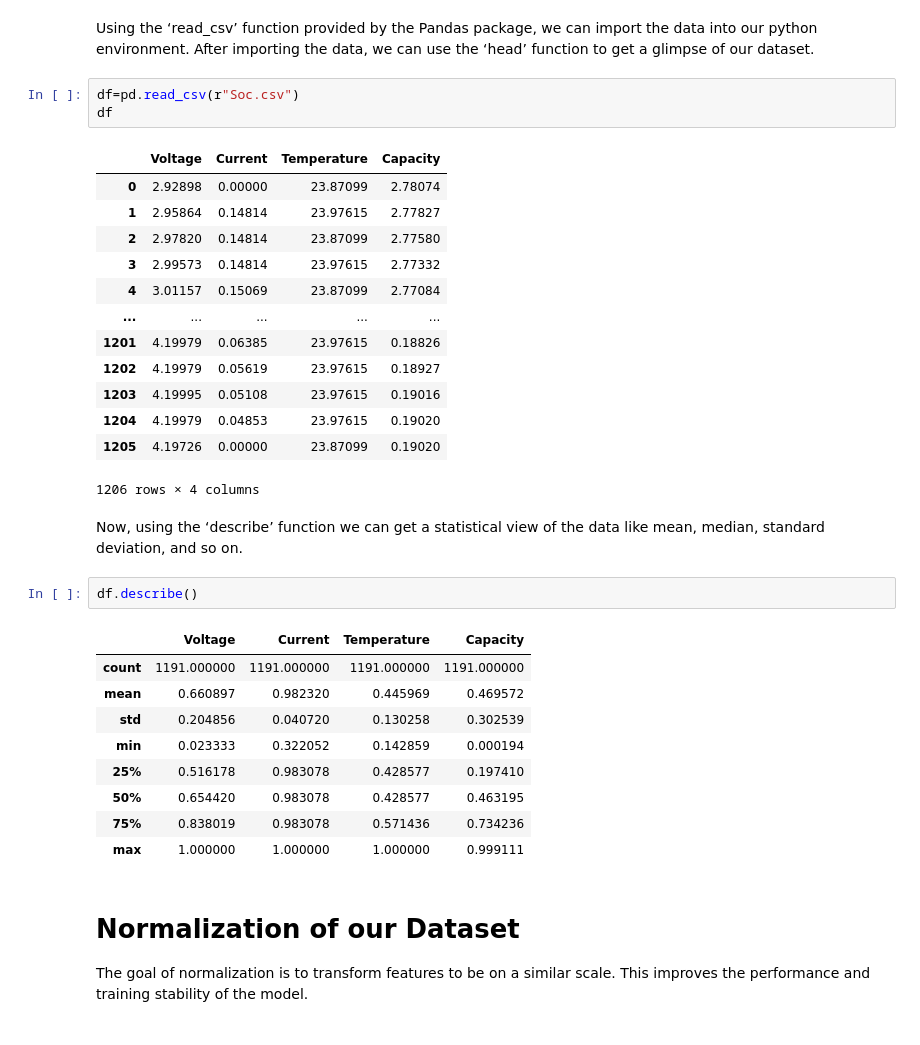
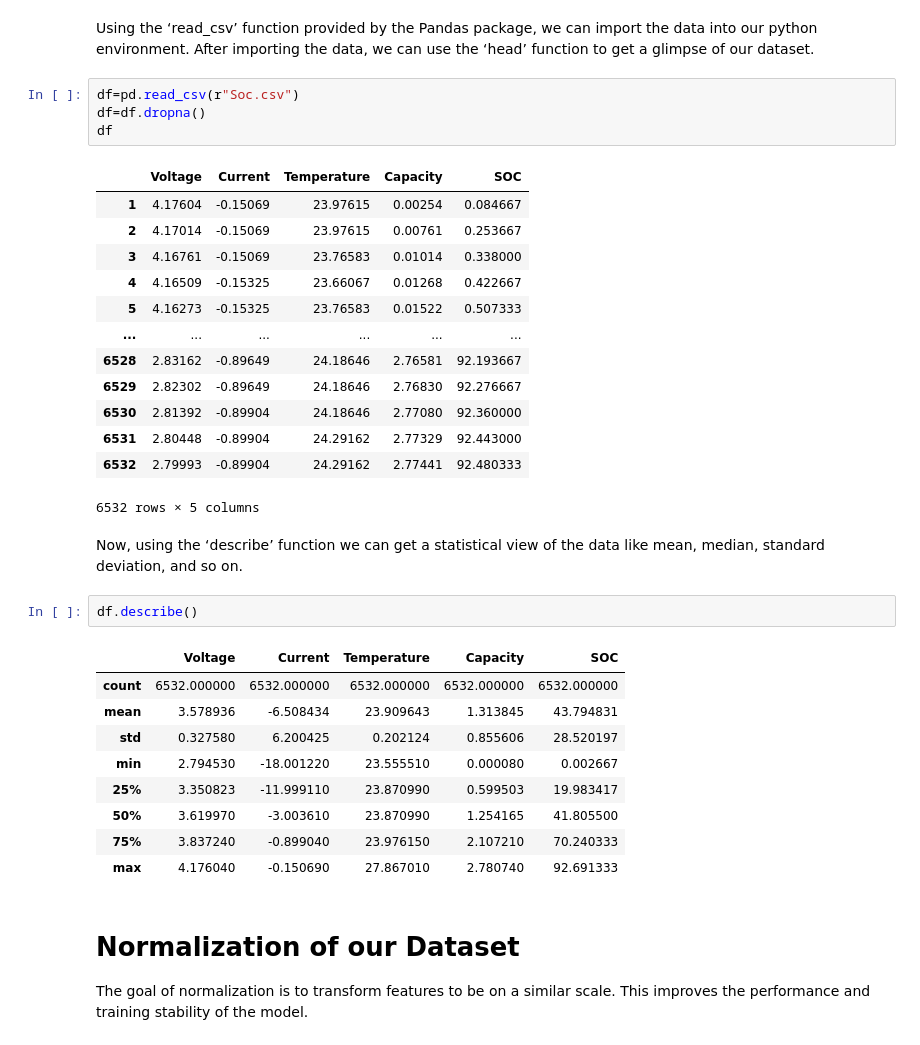
Before and after one commit to punjabinuclei/RealTimeBatteryMonitoringSystem, a Jupyter notebook: using_linear_regression_algorithms.ipynb, the cells around one changed output. Drawn from its saved outputs; the diff is of its cells as text.

```diff
--- a/using_linear_regression_algorithms.ipynb
+++ b/using_linear_regression_algorithms.ipynb
@@ -39,35 +39,36 @@ from sklearn import preprocessing # preprocessData
 Using the ‘read_csv’ function provided by the Pandas package, we can import the data into our python environment. After importing the data, we can use the ‘head’ function to get a glimpse of our dataset.
 # %%
 df=pd.read_csv(r"Soc.csv")
+df=df.dropna()
 df
 # %% [output]
-|  | Voltage | Current | Temperature | Capacity |
-| 0 | 2.92898 | 0.00000 | 23.87099 | 2.78074 |
-| 1 | 2.95864 | 0.14814 | 23.97615 | 2.77827 |
-| 2 | 2.97820 | 0.14814 | 23.87099 | 2.77580 |
-| 3 | 2.99573 | 0.14814 | 23.97615 | 2.77332 |
-| 4 | 3.01157 | 0.15069 | 23.87099 | 2.77084 |
-| ... | ... | ... | ... | ... |
-| 1201 | 4.19979 | 0.06385 | 23.97615 | 0.18826 |
-| 1202 | 4.19979 | 0.05619 | 23.97615 | 0.18927 |
-| 1203 | 4.19995 | 0.05108 | 23.97615 | 0.19016 |
-| 1204 | 4.19979 | 0.04853 | 23.97615 | 0.19020 |
-| 1205 | 4.19726 | 0.00000 | 23.87099 | 0.19020 |
+|  | Voltage | Current | Temperature | Capacity | SOC |
+| 1 | 4.17604 | -0.15069 | 23.97615 | 0.00254 | 0.084667 |
+| 2 | 4.17014 | -0.15069 | 23.97615 | 0.00761 | 0.253667 |
+| 3 | 4.16761 | -0.15069 | 23.76583 | 0.01014 | 0.338000 |
+| 4 | 4.16509 | -0.15325 | 23.66067 | 0.01268 | 0.422667 |
+| 5 | 4.16273 | -0.15325 | 23.76583 | 0.01522 | 0.507333 |
+| ... | ... | ... | ... | ... | ... |
+| 6528 | 2.83162 | -0.89649 | 24.18646 | 2.76581 | 92.193667 |
+| 6529 | 2.82302 | -0.89649 | 24.18646 | 2.76830 | 92.276667 |
+| 6530 | 2.81392 | -0.89904 | 24.18646 | 2.77080 | 92.360000 |
+| 6531 | 2.80448 | -0.89904 | 24.29162 | 2.77329 | 92.443000 |
+| 6532 | 2.79993 | -0.89904 | 24.29162 | 2.77441 | 92.480333 |
-1206 rows × 4 columns
+6532 rows × 5 columns
 # %% [markdown]
 Now, using the ‘describe’ function we can get a statistical view of the data like mean, median, standard deviation, and so on.
 # %%
 df.describe()
 # %% [output]
-|  | Voltage | Current | Temperature | Capacity |
-| count | 1191.000000 | 1191.000000 | 1191.000000 | 1191.000000 |
-| mean | 0.660897 | 0.982320 | 0.445969 | 0.469572 |
-| std | 0.204856 | 0.040720 | 0.130258 | 0.302539 |
-| min | 0.023333 | 0.322052 | 0.142859 | 0.000194 |
-| 25% | 0.516178 | 0.983078 | 0.428577 | 0.197410 |
-| 50% | 0.654420 | 0.983078 | 0.428577 | 0.463195 |
-| 75% | 0.838019 | 0.983078 | 0.571436 | 0.734236 |
-| max | 1.000000 | 1.000000 | 1.000000 | 0.999111 |
+|  | Voltage | Current | Temperature | Capacity | SOC |
+| count | 6532.000000 | 6532.000000 | 6532.000000 | 6532.000000 | 6532.000000 |
+| mean | 3.578936 | -6.508434 | 23.909643 | 1.313845 | 43.794831 |
+| std | 0.327580 | 6.200425 | 0.202124 | 0.855606 | 28.520197 |
+| min | 2.794530 | -18.001220 | 23.555510 | 0.000080 | 0.002667 |
+| 25% | 3.350823 | -11.999110 | 23.870990 | 0.599503 | 19.983417 |
+| 50% | 3.619970 | -3.003610 | 23.870990 | 1.254165 | 41.805500 |
+| 75% | 3.837240 | -0.899040 | 23.976150 | 2.107210 | 70.240333 |
+| max | 4.176040 | -0.150690 | 27.867010 | 2.780740 | 92.691333 |
 # %% [markdown]
 # Normalization of our Dataset
 The goal of normalization is to transform features to be on a similar scale. This improves the performance and training stability of the model.
```
Also changed, not shown: parts of 14 cells of this notebook.
